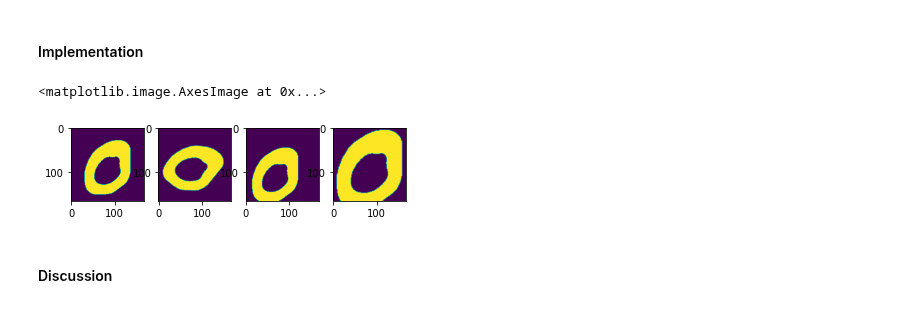
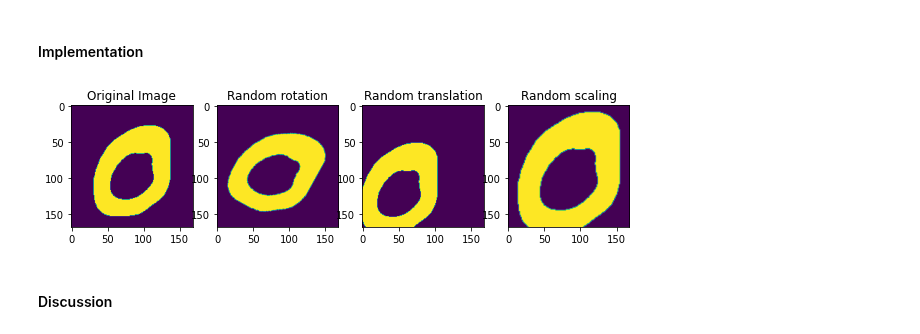
Before and after one commit to mrizaarseven98/do-not-cheat, a Jupyter notebook: labs/lab_02_object_description.ipynb, the cells around one changed output. Saved outputs shown, nothing was run; the diff lists cells and outputs as text; code cells hidden in the pictures.

Commit message:
updated visualization 1.5

```diff
--- a/labs/lab_02_object_description.ipynb
+++ b/labs/lab_02_object_description.ipynb
@@ -398,36 +398,40 @@ def random_rotate(img):
     # TODO
     angle = np.random.randint(0, 360)
     return rotate([img], angle)[0]
 
 # Define custom rotation function. You may add other parameters to the function.
 def random_translate(img, max_translation=50):
     # TODO
     x = np.random.randint(-max_translation, max_translation)
     y = np.random.randint(-max_translation, max_translation)
     rows, cols = img.shape
 
     M = np.float32([[1, 0, x], [0, 1, y]])
     dst = cv2.warpAffine(img, M, (cols, rows))
     return dst
 
 # Define custom rotation function. You may add other parameters to the function.
 def random_scale(img, max_scale = 1.5):
     # TODO
     scale = np.random.uniform(1/max_scale, max_scale)
     rows, cols = img.shape
 
     M = cv2.getRotationMatrix2D((cols/2, rows/2), 0, scale)
     dst = cv2.warpAffine(img, M, (cols, rows))
     return dst
 
-fig, axes=plt.subplots(1,4)
+fig, axes = plt.subplots(1, 4, figsize=(10, 4))
 axes[0].imshow(zero)
+axes[0].set_title("Original Image")
 axes[1].imshow(random_rotate(zero))
+axes[1].set_title("Random rotation")
 axes[2].imshow(random_translate(zero))
+axes[2].set_title("Random translation")
 axes[3].imshow(random_scale(zero))
+axes[3].set_title("Random scaling")
+plt.show()
 # %% [output]
-<matplotlib.image.AxesImage at 0x...>
-[figure, old version]
+[figure, new version]
 # %%
 # We will define 4 sets of new images below
 
```
Also changed, not shown: parts of 9 cells of this notebook.
